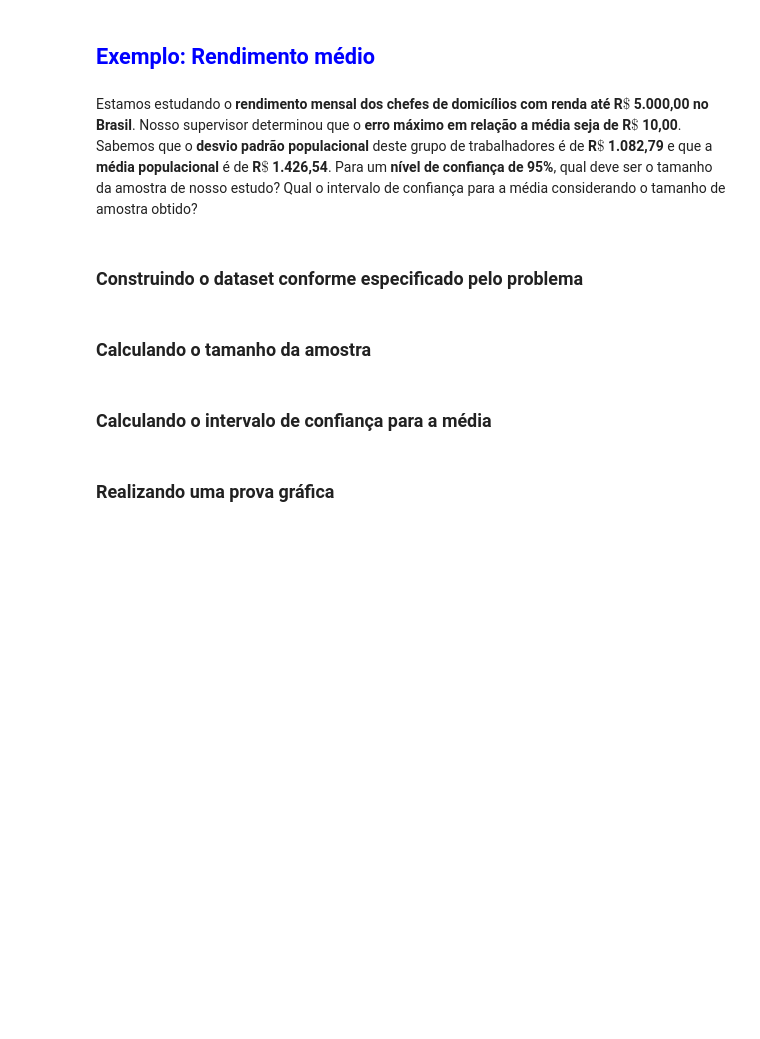
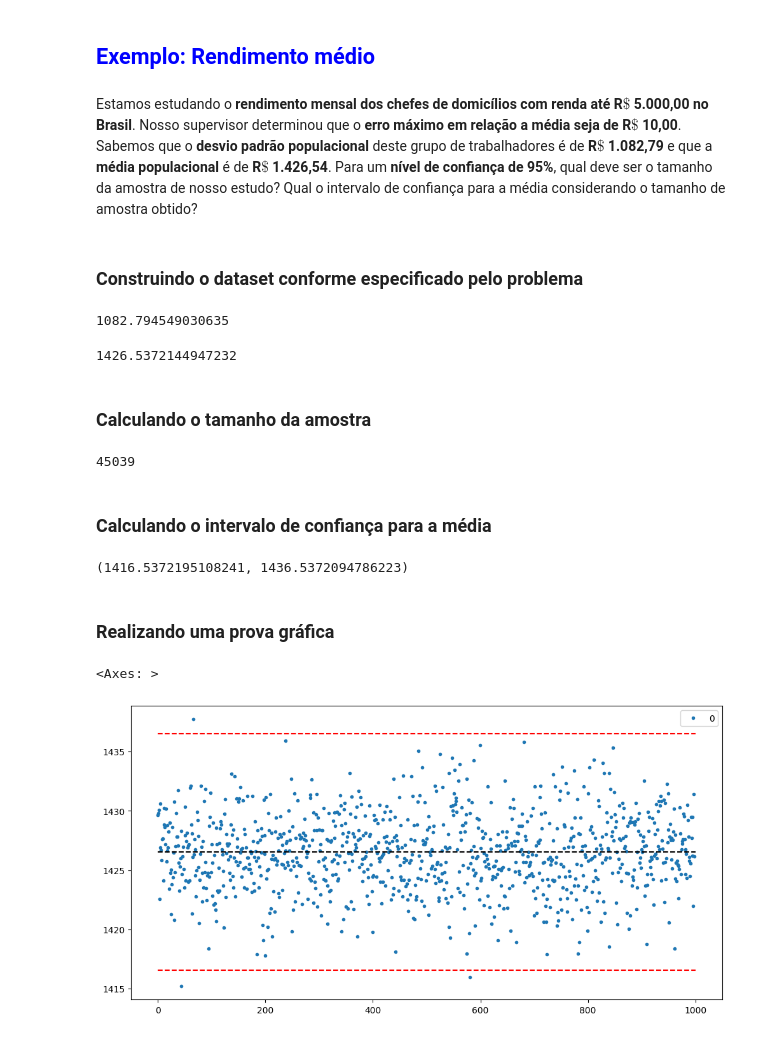
Before and after one commit to felipesayegg/Estatistica_com_Python, a Jupyter notebook: Curso_de_Estatística_Parte_2.ipynb, the cells around one changed output. Saved outputs shown, nothing was run; the diff lists cells and outputs as text; code cells hidden in the pictures; blank space fills up the shorter version.

```diff
--- a/Curso_de_Estatística_Parte_2.ipynb
+++ b/Curso_de_Estatística_Parte_2.ipynb
@@ -1296,2 +1574,12 @@ Estamos estudando o **rendimento mensal dos chefes de domicílios com renda até
+# %%
+sigma = renda_5000.std()
+sigma
+# %% [output]
+1082.794549030635
+# %%
+media = renda_5000.mean()
+media
+# %% [output]
+1426.5372144947232
 # %% [markdown]
 ### Calculando o tamanho da amostra
@@ -1298,4 +1590,37 @@ Estamos estudando o **rendimento mensal dos chefes de domicílios com renda até
+# %%
+z = norm.ppf(.975)
+e = 10
+n = (z * (sigma / e)) ** 2
+n = int(n.round())
+n
+# %% [output]
+45039
 # %% [markdown]
 ### Calculando o intervalo de confiança para a média
+# %%
+intervalo = norm.interval(0.95, loc=media, scale=sigma / np.sqrt(n))
+intervalo   # imagina que eu ja tenho minha media e quero um intervalo de confiança de 10 reais so então era so fazer menos e mais o valor da media daria o intervalo
+# %% [output]
+(1416.5372195108241, 1436.5372094786223)
 # %% [markdown]
 ### Realizando uma prova gráfica
+# %%
+import matplotlib.pyplot as plt
+
+tamanho_simulacao = 1000
+
+medias = [renda_5000.sample(n = n).mean() for i in range(1, tamanho_simulacao)]
+medias = pd.DataFrame(medias)
+
+ax = medias.plot(style = '.')
+ax.figure.set_size_inches(12, 6)
+ax.hlines(y = media, xmin = 0, xmax = tamanho_simulacao, colors='black', linestyles='dashed')
+ax.hlines(y = intervalo[0], xmin = 0, xmax = tamanho_simulacao, colors='red', linestyles='dashed')
+ax.hlines(y = intervalo[1], xmin = 0, xmax = tamanho_simulacao, colors='red', linestyles='dashed')
+ax
+
+
+#   fiz um grafico e fiz 1000 vezes a amostra para ver se cai alguma fora do intervalo e sempre tem chance por q é 5% de erro 95 de acerto
+# %% [output]
+<Axes: >
+[figure, added]
```
Also changed, not shown: parts of 49 cells of this notebook.
